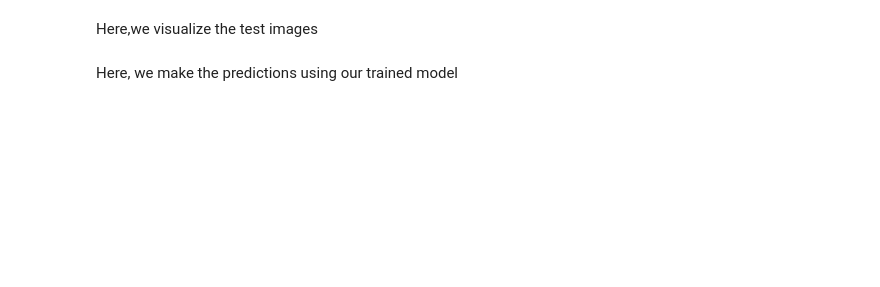
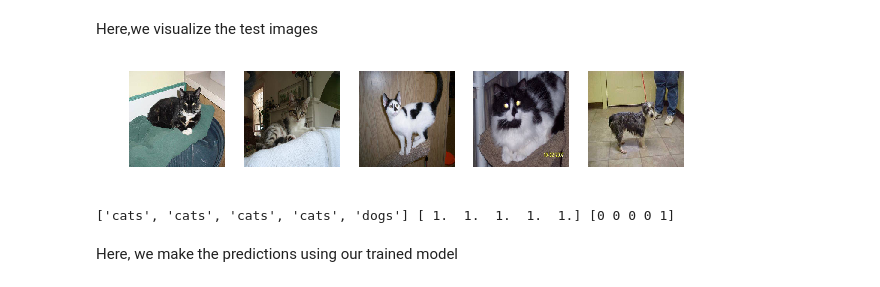
Before and after one commit to AmanDaVinci/DeepLabs, a Jupyter notebook: notebooks/Deep Vision.ipynb, the cells around one changed output. Saved outputs shown, nothing was run; the diff lists cells and outputs as text; code cells hidden in the pictures; blank space fills up the shorter version.

```diff
--- a/notebooks/Deep Vision.ipynb
+++ b/notebooks/Deep Vision.ipynb
@@ -103,3 +109,12 @@ if path == '../data/dogscats/sample/':
+# %%
+plots(test_imgs[:5])
+# %% [output]
+[figure, added]
+# %%
+probab, prediction, prediction_labels = vgg.predict(test_imgs[:5], details = True)
+print(prediction_labels, probab, prediction)
+# %% [output]
+['cats', 'cats', 'cats', 'cats', 'dogs'] [ 1.  1.  1.  1.  1.] [0 0 0 0 1]
 # %% [markdown]
 Here, we make the predictions using our trained model
 # %%
```
Also changed, not shown: parts of 11 cells of this notebook.
